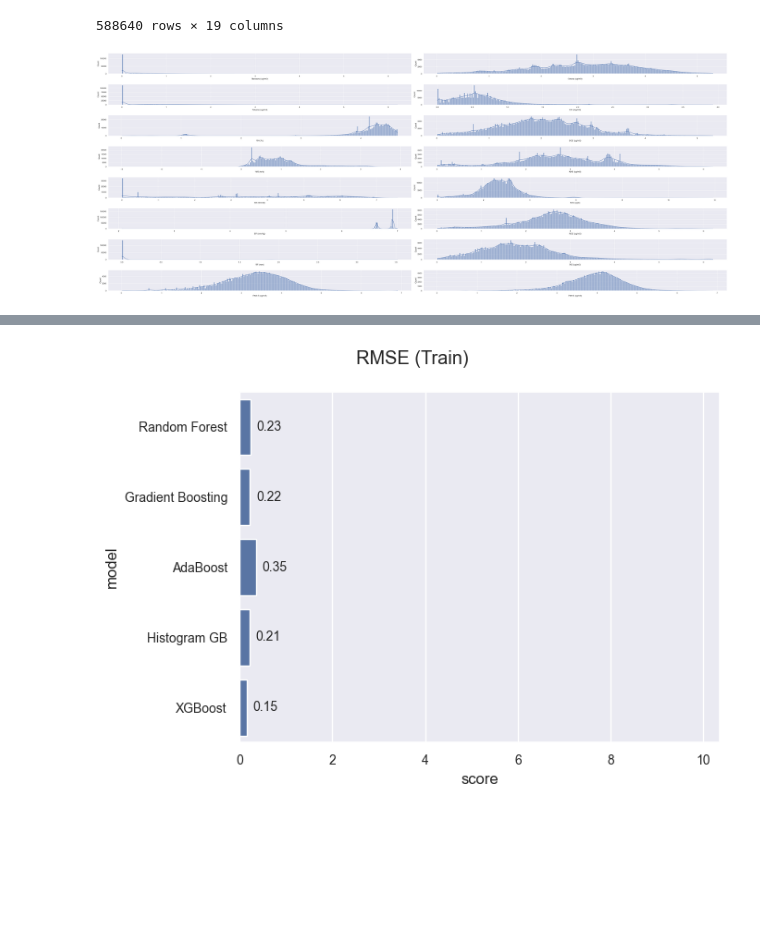
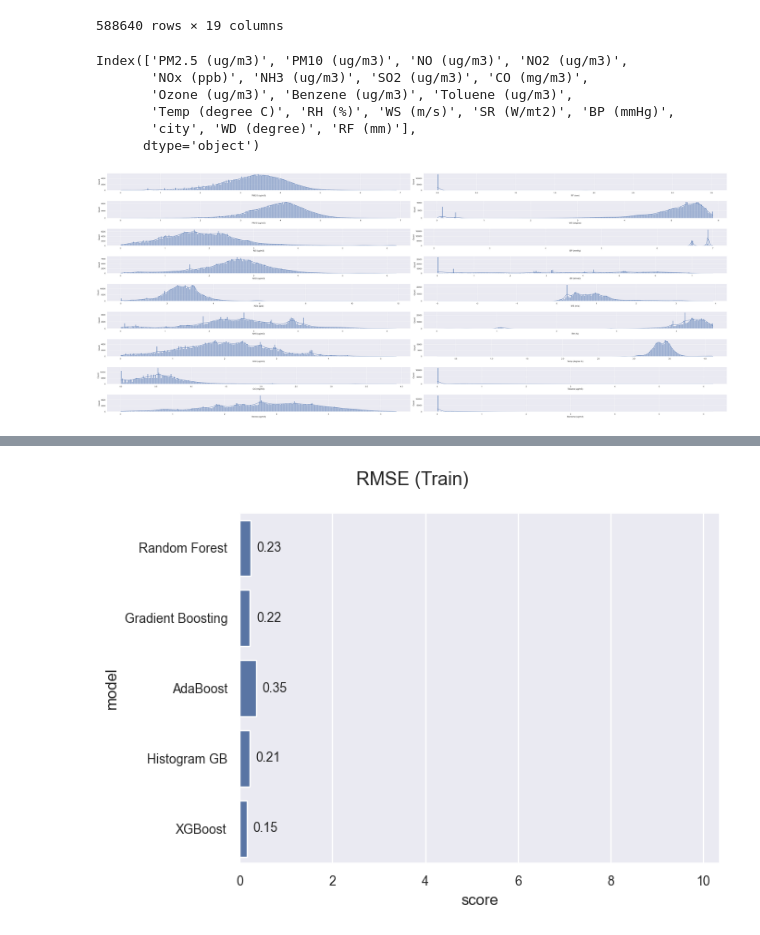
Before and after one commit to Abdul-Basith-R/Air-Quality-Index, a Jupyter notebook: notebooks/Untitled2.ipynb, the cells around one changed output, grey strips where cells are left out. Saved outputs shown, nothing was run; the diff lists cells and outputs as text; code cells hidden in the pictures; blank space fills up the shorter version.

```diff
--- a/notebooks/Untitled2.ipynb
+++ b/notebooks/Untitled2.ipynb
@@ -217,22 +237,30 @@ data
 | 2023-03-13 13:00:00 | 40.33 | 58.84 | 444.79 | 79.71 | 404.02 | NaN | NaN | ... |
 | 2023-03-13 14:00:00 | 42.22 | 61.57 | 439.94 | 88.54 | 404.77 | NaN | NaN | ... |
 588640 rows × 19 columns
+# %%
+data.columns
+# %% [output]
+Index(['PM2.5 (ug/m3)', 'PM10 (ug/m3)', 'NO (ug/m3)', 'NO2 (ug/m3)',
+       'NOx (ppb)', 'NH3 (ug/m3)', 'SO2 (ug/m3)', 'CO (mg/m3)',
+       'Ozone (ug/m3)', 'Benzene (ug/m3)', 'Toluene (ug/m3)',
+       'Temp (degree C)', 'RH (%)', 'WS (m/s)', 'SR (W/mt2)', 'BP (mmHg)',
+       'city', 'WD (degree)', 'RF (mm)'],
+      dtype='object')
 # %%
 dv = data.copy()
-column = ['Benzene (ug/m3)', 'Toluene (ug/m3)', 'RH (%)', 'WS (m/s)', 'SR (W/mt2)', 'BP (mmHg)','RF (mm)','PM2.5 (ug/m3)', 'PM10 (ug/m3)', 'NO (ug/m3)', 'NO2 (ug/m3)',
-       'NOx (ppb)', 'NH3 (ug/m3)', 'SO2 (ug/m3)', 'CO (mg/m3)',
-       'Ozone (ug/m3)']
+column = list(data.columns)
+column.remove("city")
 len_column = len(column) if len(column)%2 == 0 else len(column)+1
 dv[column] = np.log1p(dv[column])
 
 fig, axes = plt.subplots(len_column//2, 2, figsize=(50, 20))
 fig.tight_layout(pad=3.0)
 
 for i in range(len(column)//2):
     sns.histplot(data=dv[column[i]], bins=250, kde=True, ax=axes[i,0])
     sns.histplot(data=dv[column[len(column)-i-1]], bins=250, kde=True, ax=axes[i,1])
 # %% [output]
-[figure, old version]
+[figure, new version]
 # %%
 ds = outlier_detection(dv,remove=True)
 ds.set_index(ds['datetime'],drop=True,inplace=True)
```
Also changed, not shown: parts of 21 cells of this notebook, 5 other files.
